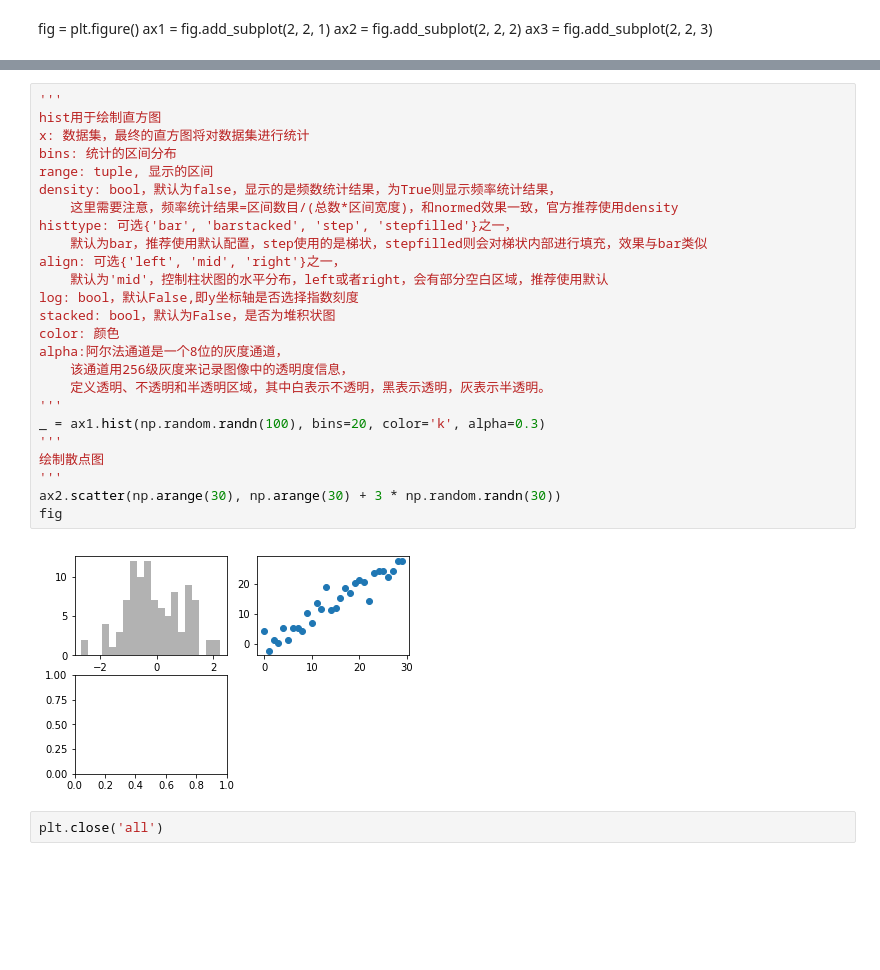
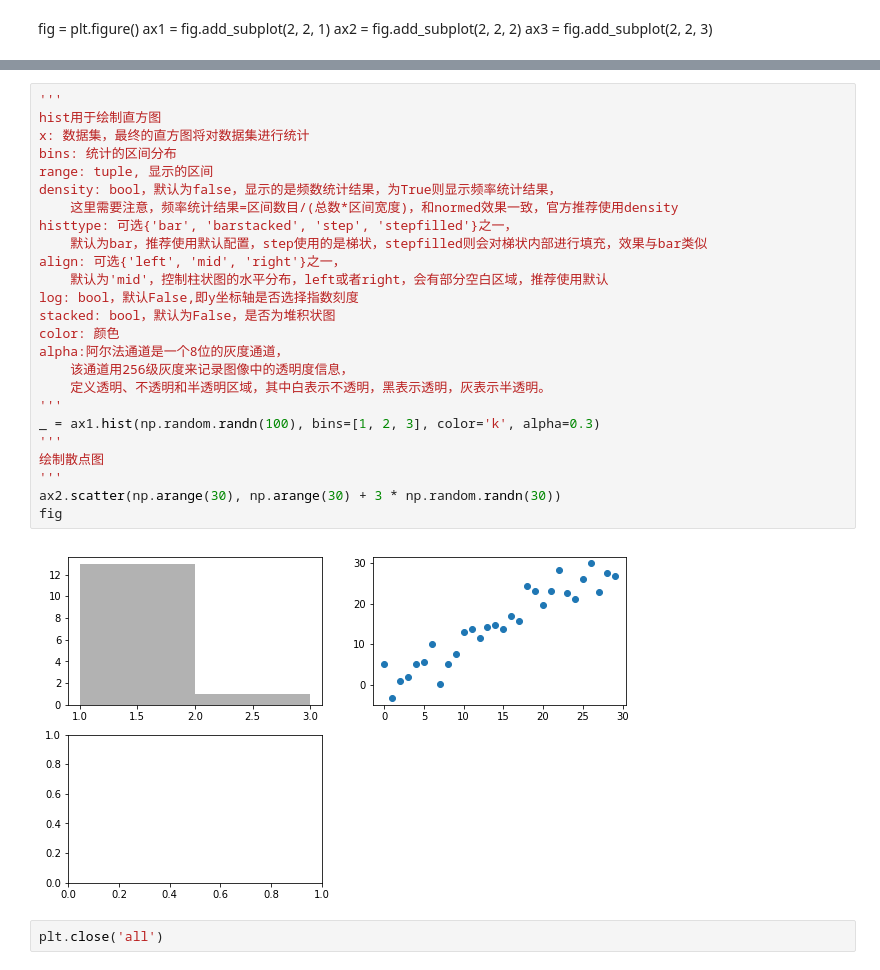
Before and after one commit to silianpan/pydata-book, a Jupyter notebook: ch09.ipynb, the cells around one changed output, grey strips where cells are left out. Drawn from its saved outputs; the diff is of its cells as text; blank space fills up the shorter version.

```diff
--- a/ch09.ipynb
+++ b/ch09.ipynb
@@ -73,30 +76,30 @@ fig
 # %%
 '''
 hist用于绘制直方图
 x: 数据集，最终的直方图将对数据集进行统计
 bins: 统计的区间分布
 range: tuple, 显示的区间
 density: bool，默认为false，显示的是频数统计结果，为True则显示频率统计结果，
     这里需要注意，频率统计结果=区间数目/(总数*区间宽度)，和normed效果一致，官方推荐使用density
 histtype: 可选{'bar', 'barstacked', 'step', 'stepfilled'}之一，
     默认为bar，推荐使用默认配置，step使用的是梯状，stepfilled则会对梯状内部进行填充，效果与bar类似
 align: 可选{'left', 'mid', 'right'}之一，
     默认为'mid'，控制柱状图的水平分布，left或者right，会有部分空白区域，推荐使用默认
 log: bool，默认False,即y坐标轴是否选择指数刻度
 stacked: bool，默认为False，是否为堆积状图
 color: 颜色
 alpha:阿尔法通道是一个8位的灰度通道，
     该通道用256级灰度来记录图像中的透明度信息，
     定义透明、不透明和半透明区域，其中白表示不透明，黑表示透明，灰表示半透明。
 '''
-_ = ax1.hist(np.random.randn(100), bins=20, color='k', alpha=0.3)
+_ = ax1.hist(np.random.randn(100), bins=[1, 2, 3], color='k', alpha=0.3)
 '''
 绘制散点图
 '''
 ax2.scatter(np.arange(30), np.arange(30) + 3 * np.random.randn(30))
 fig
 # %% [output]
-[figure, old version]
+[figure, new version]
 # %%
 plt.close('all')
 # %%
```
Also changed, not shown: parts of 24 cells of this notebook, 1 other file.
